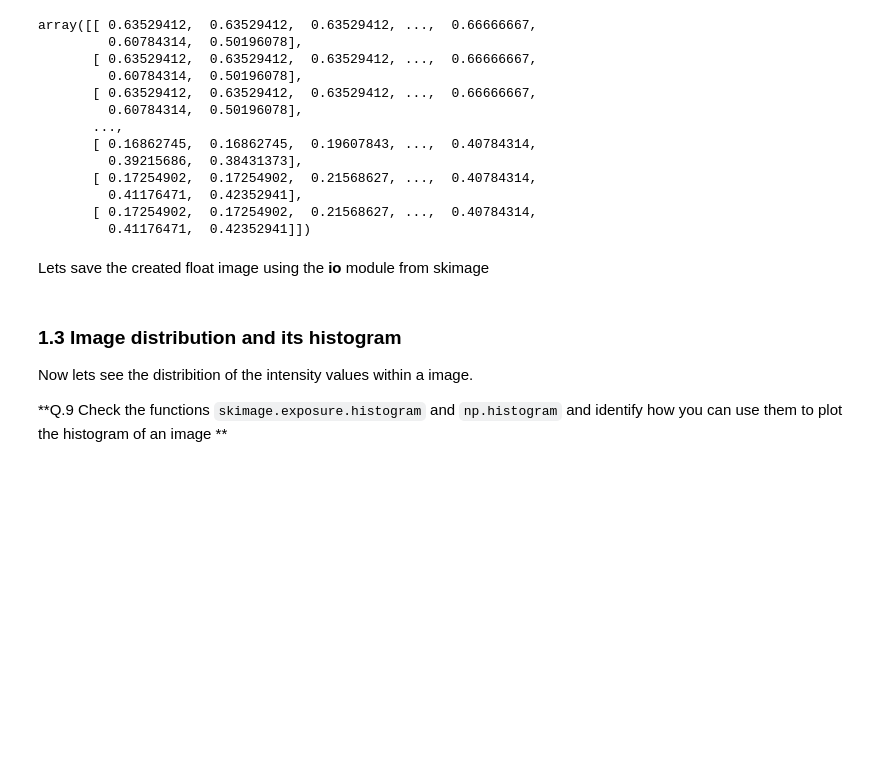
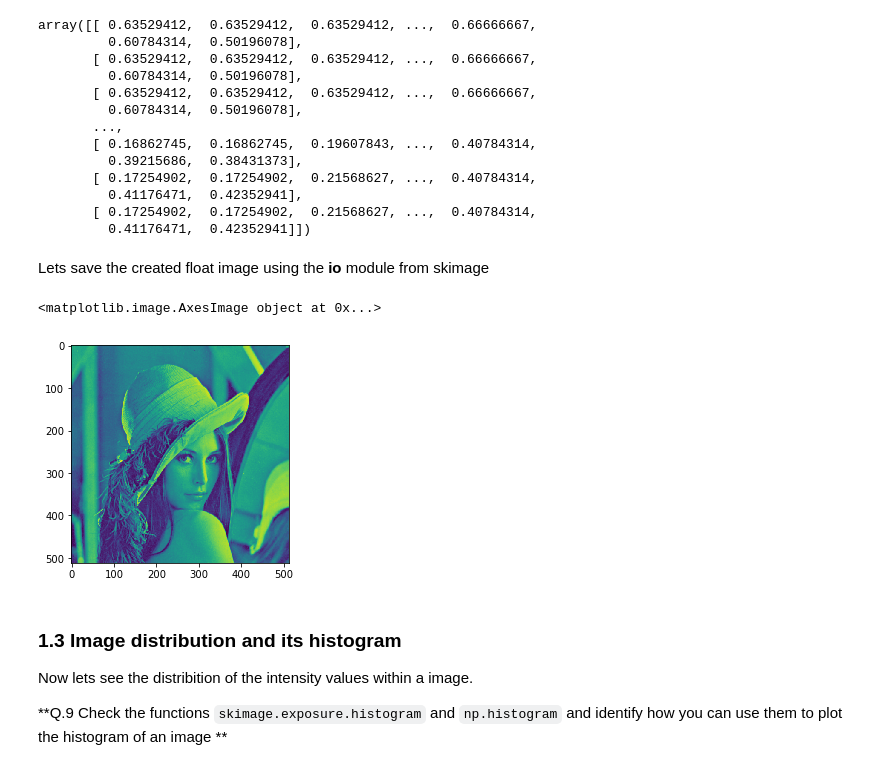
Before and after one commit to henryogene20/B31XB-IIP-TP-1718, a Jupyter notebook: 1-introducion/1-introduction-skimage.ipynb, the cells around one changed output. Cells and saved outputs as stored; diff of their text form; code cells hidden in the pictures; blank space fills up the shorter version.

```diff
--- a/1-introducion/1-introduction-skimage.ipynb
+++ b/1-introducion/1-introduction-skimage.ipynb
@@ -147,3 +145,8 @@ io.imsave??
+# %%
+plt.imshow(new_lena)
+# %% [output]
+<matplotlib.image.AxesImage object at 0x...>
+[figure, added]
 # %% [markdown]
 ### 1.3 Image distribution and its histogram
 Now lets see the distribition of the intensity values within a image.
```
Also changed, not shown: parts of 3 cells of this notebook, 1 other file.
